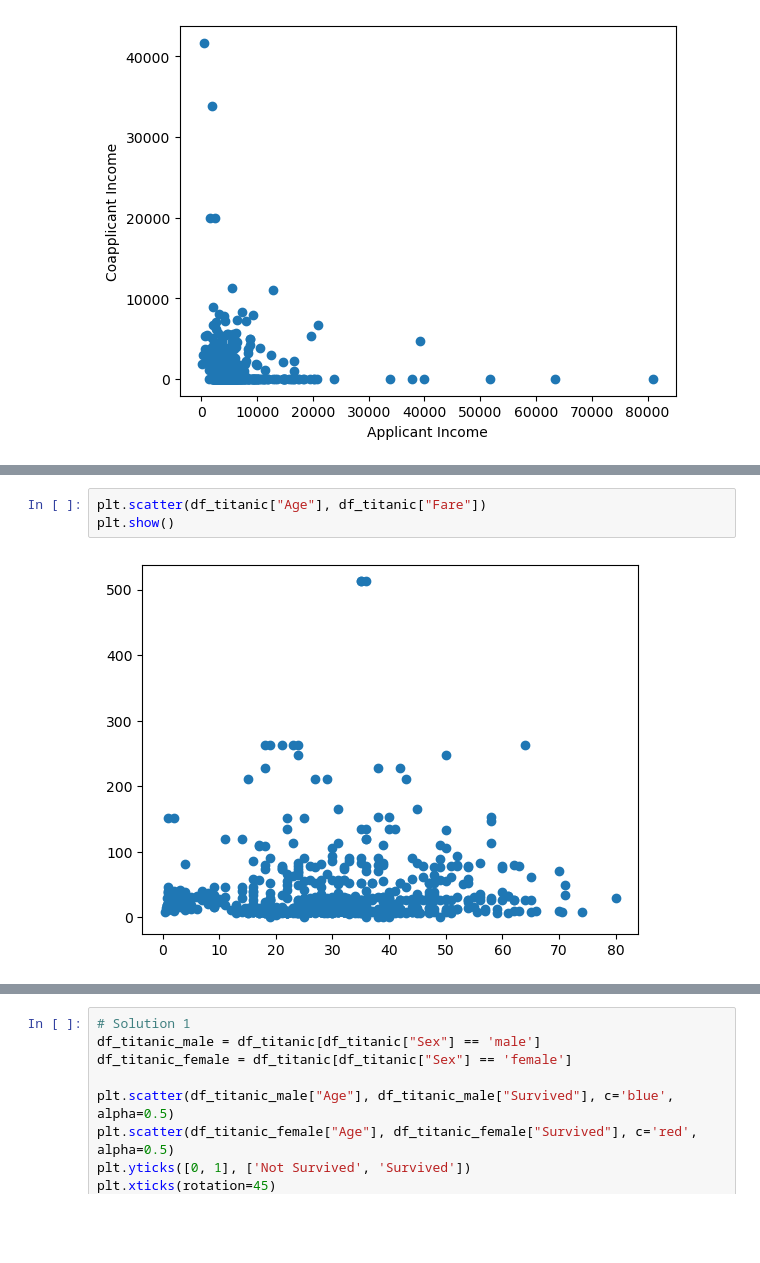
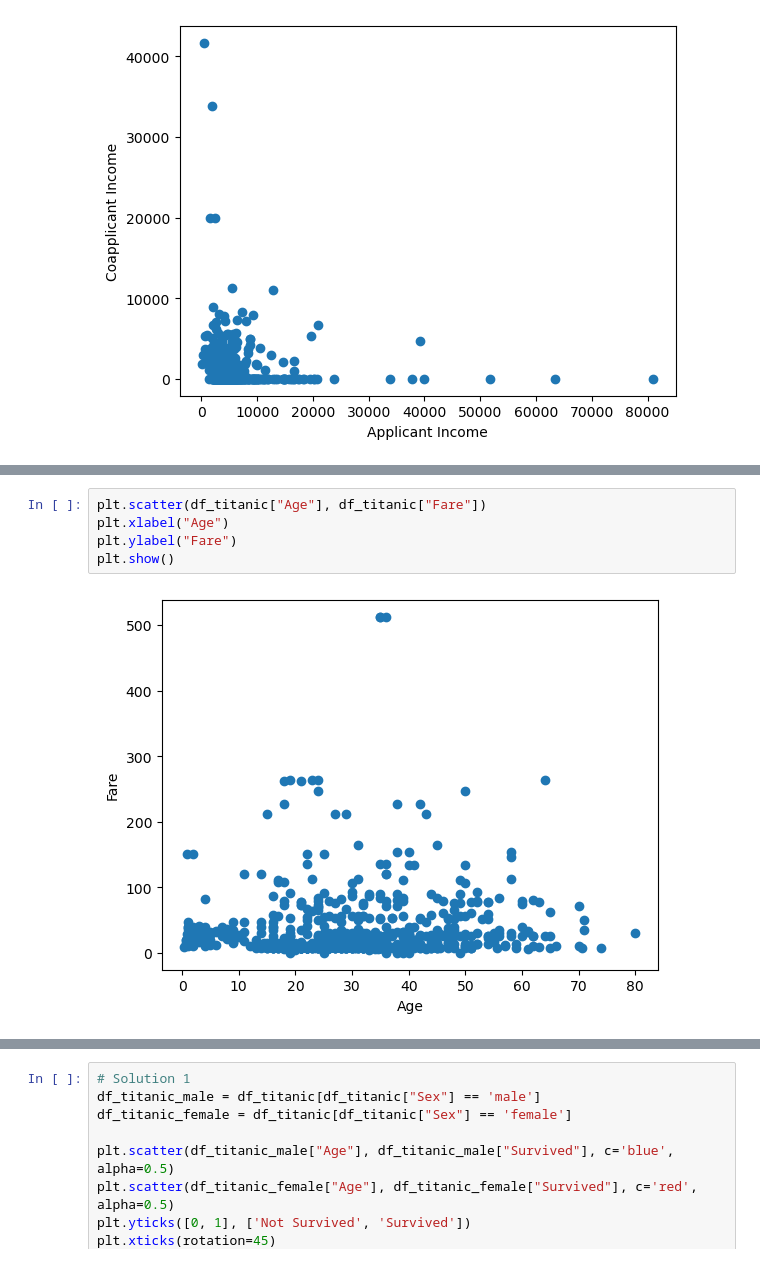
Before and after one commit to kavehbc/data-neural-network, a Jupyter notebook: notebooks/14-dm-visualization-matplotlib.ipynb, the cells around one changed output, grey strips where cells are left out. Drawn from its saved outputs; the diff is of its cells as text; blank space fills up the shorter version.

```diff
--- a/notebooks/14-dm-visualization-matplotlib.ipynb
+++ b/notebooks/14-dm-visualization-matplotlib.ipynb
@@ -56,8 +56,10 @@ df_titanic.head()
 | 4 | 5 | 0 | 3 | Allen, Mr. William Henry | male | 35.0 | 0 | 0 | 373450 | 8.0500 | ... |
 # %%
 plt.scatter(df_titanic["Age"], df_titanic["Fare"])
+plt.xlabel("Age")
+plt.ylabel("Fare")
 plt.show()
 # %% [output]
-[figure, old version]
+[figure, new version]
 # %%
 plt.scatter(df_titanic["Age"], df_titanic["Pclass"])
```
Also changed, not shown: parts of 3 cells of this notebook, 6 other files.
